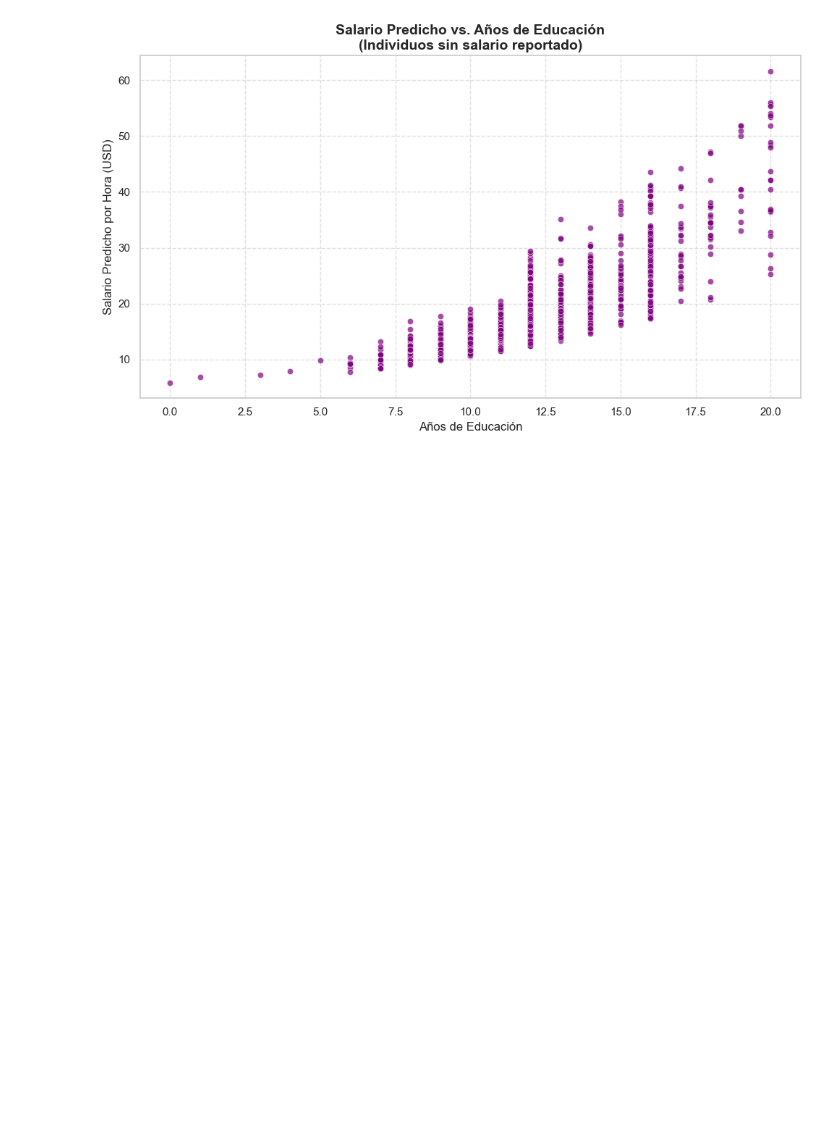
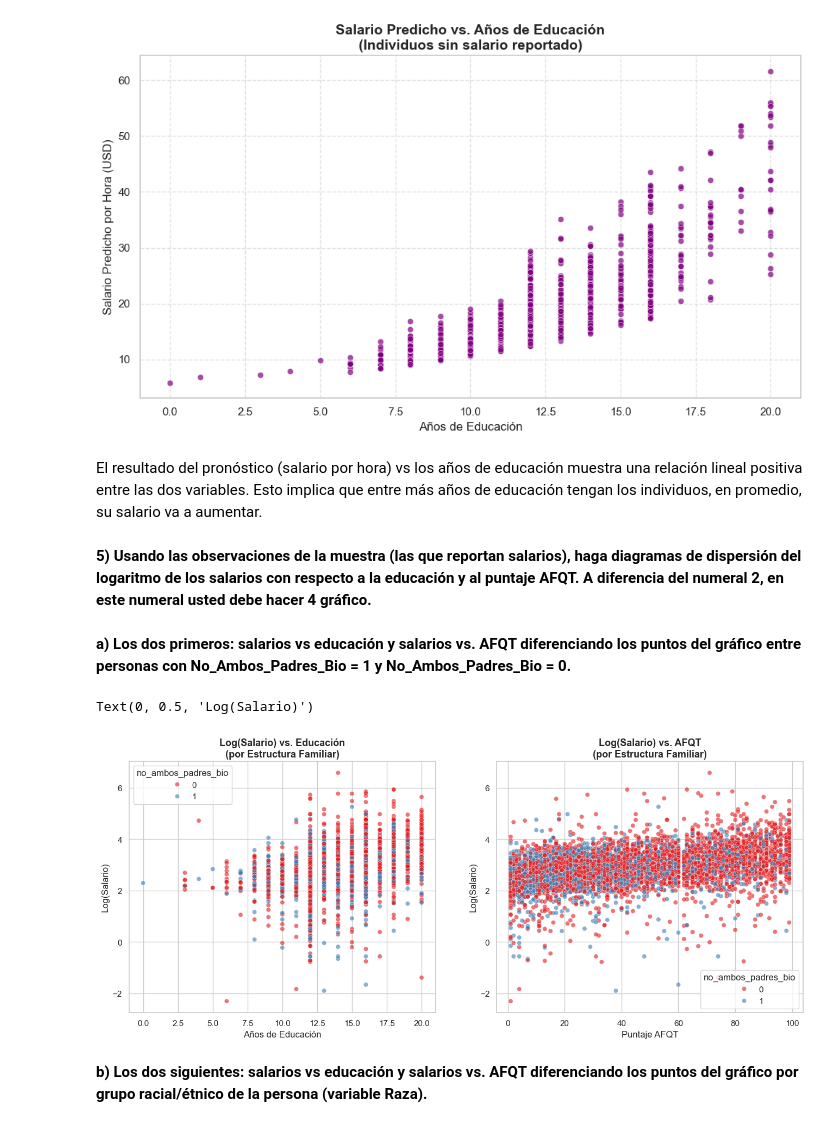
Before and after one commit to fevidals/time-series-Uniandes, a Jupyter notebook: code/taller_1_alpha.ipynb, the cells around one changed output. Drawn from its saved outputs; the diff is of its cells as text; code cells hidden in the pictures; blank space fills up the shorter version.

Commit message:
Thursday_graphs

```diff
--- a/code/taller_1_alpha.ipynb
+++ b/code/taller_1_alpha.ipynb
@@ -218,3 +218,46 @@ plt.tight_layout()
 plt.show()
 # %% [output]
 [figure]
+# %% [markdown]
+El resultado del pronóstico (salario por hora) vs los años de educación muestra una relación lineal positiva entre las dos variables. Esto implica que entre más años de educación tengan los individuos, en promedio, su salario va a aumentar.
+# %% [markdown]
+<b> 5)	Usando las observaciones de la muestra (las que reportan salarios), haga diagramas de dispersión del logaritmo de los salarios con respecto a la educación y al puntaje AFQT. A diferencia del numeral 2, en este numeral usted debe hacer 4 gráfico. <b>
+# %% [markdown]
+<b>a) Los dos primeros: salarios vs educación y salarios vs. AFQT diferenciando los puntos del gráfico entre personas con No_Ambos_Padres_Bio = 1 y No_Ambos_Padres_Bio = 0.
+<b>
+# %%
+fig, axes = plt.subplots(nrows=1, ncols=2, figsize=(16, 6))
+sns.set_theme(style="whitegrid")
+
+sns.scatterplot(
+    data = df_wage,
+    x='educacion',
+    y='ln_salario_hora',
+    hue='no_ambos_padres_bio',
+    palette='Set1',
+    alpha=0.6,
+    ax = axes[0]
+)
+axes[0].set_title('Log(Salario) vs. Educación\n(por Estructura Familiar)', fontsize=13, fontweight='bold')
+axes[0].set_xlabel('Años de Educación')
+axes[0].set_ylabel('Log(Salario)')
+
+# 2. Log(Salario) vs. AFQT por Estructura Familiar
+sns.scatterplot(
+    data = df_wage,
+    x='afqt_score',
+    y='ln_salario_hora',
+    hue='no_ambos_padres_bio',
+    palette='Set1',
+    alpha=0.6,
+    ax=axes[1]
+)
+axes[1].set_title('Log(Salario) vs. AFQT\n(por Estructura Familiar)', fontsize=13, fontweight='bold')
+axes[1].set_xlabel('Puntaje AFQT')
+axes[1].set_ylabel('Log(Salario)')
+# %% [output]
+Text(0, 0.5, 'Log(Salario)')
+[figure, added]
+# %% [markdown]
+<b>b) Los dos siguientes: salarios vs educación y salarios vs. AFQT diferenciando los puntos del gráfico por grupo racial/étnico de la persona (variable Raza).
+ <b>
```
Also changed, not shown: parts of 2 cells of this notebook, 1 other file.
